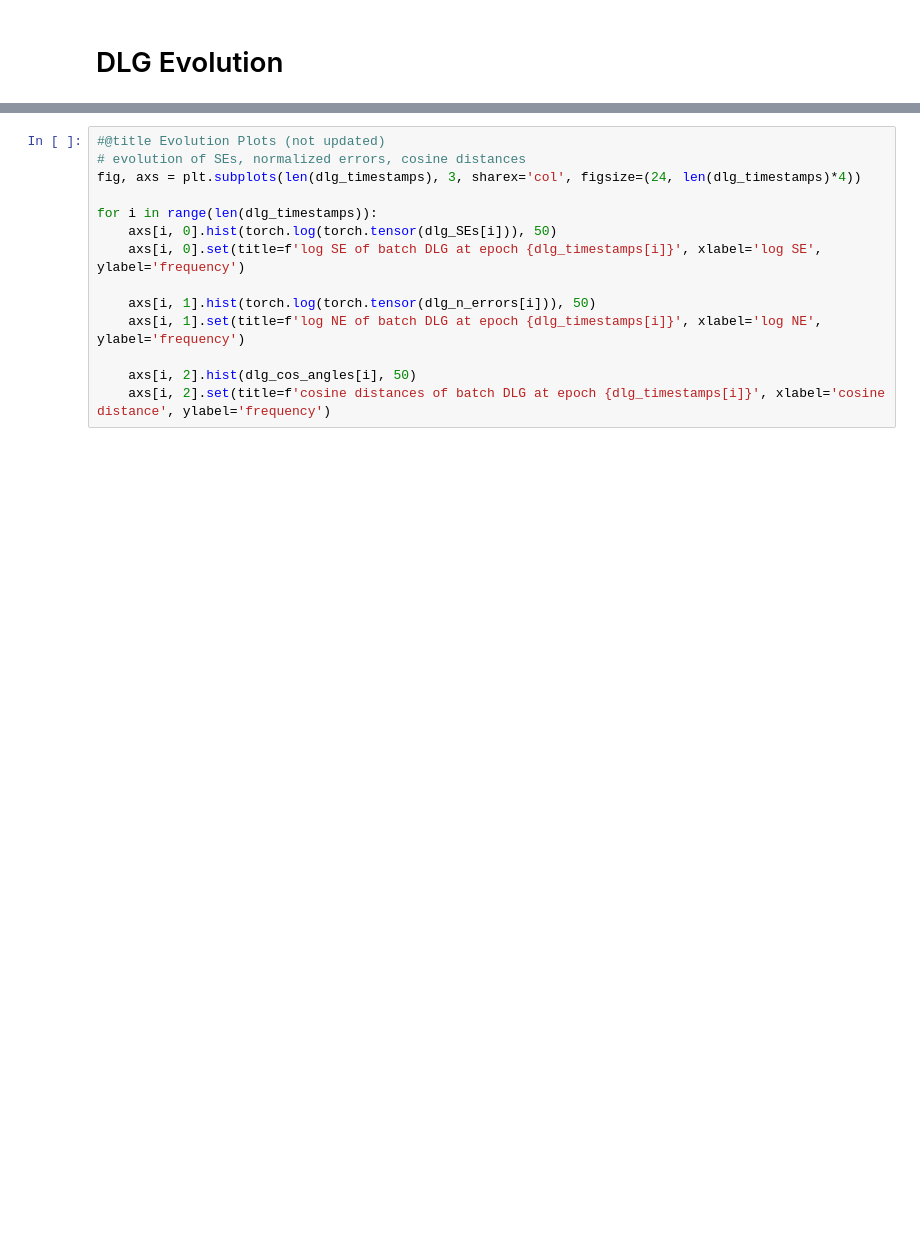
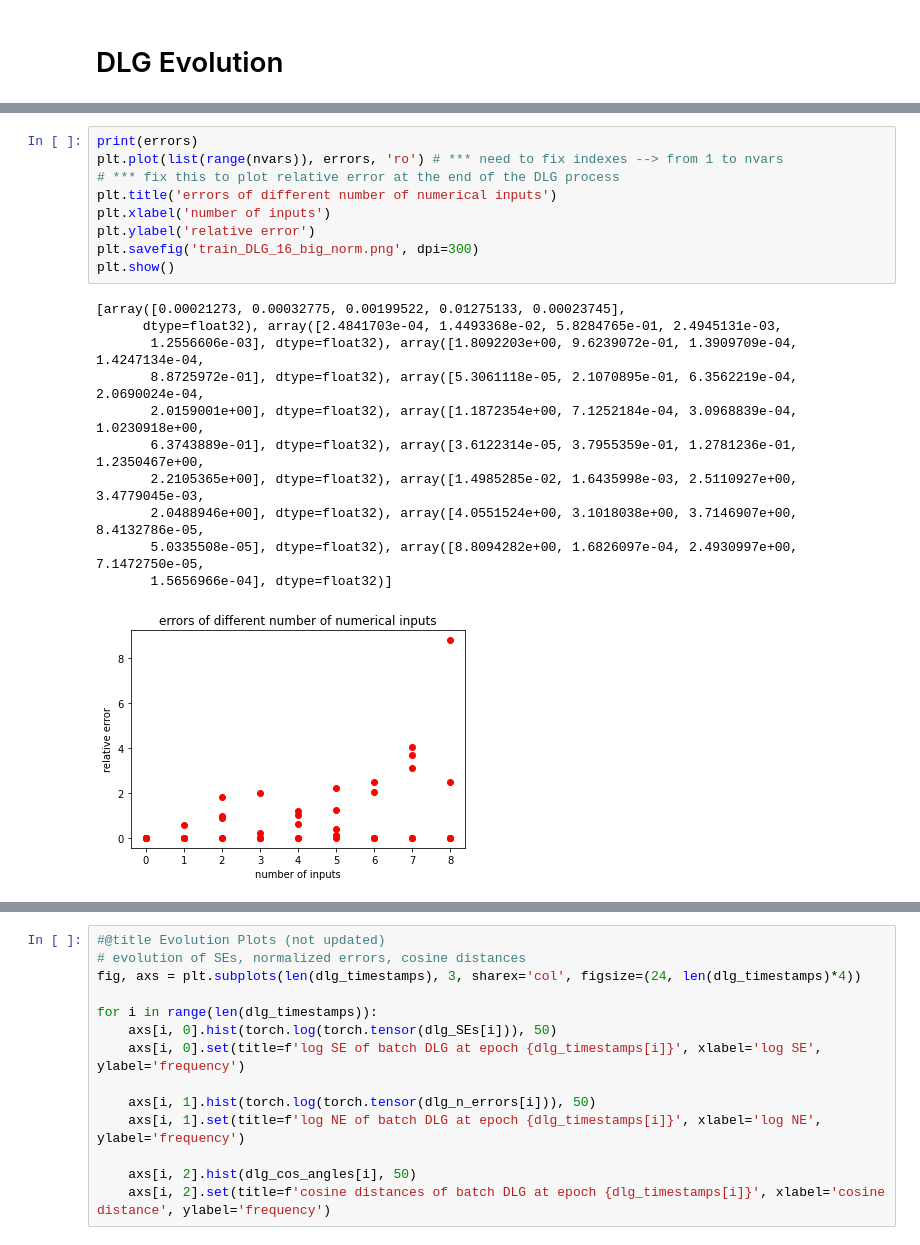
Before and after one commit to mgozon/DLG-UROP, a Jupyter notebook: Batch_DLG_Evolution_BRAZPD_Dataset.ipynb, the cells around one changed output, grey strips where cells are left out. Drawn from its saved outputs; the diff is of its cells as text; blank space fills up the shorter version.

```diff
--- a/Batch_DLG_Evolution_BRAZPD_Dataset.ipynb
+++ b/Batch_DLG_Evolution_BRAZPD_Dataset.ipynb
@@ -448,3 +442,24 @@ current loss:  tensor(0.2246, grad_fn=<MeanBackward0>)
+# %%
+print(errors)
+plt.plot(list(range(nvars)), errors, 'ro') # *** need to fix indexes --> from 1 to nvars
+# *** fix this to plot relative error at the end of the DLG process
+plt.title('errors of different number of numerical inputs')
+plt.xlabel('number of inputs')
+plt.ylabel('relative error')
+plt.savefig('train_DLG_16_big_norm.png', dpi=300)
+plt.show()
+# %% [output]
+[array([0.00021273, 0.00032775, 0.00199522, 0.01275133, 0.00023745],
+      dtype=float32), array([2.4841703e-04, 1.4493368e-02, 5.8284765e-01, 2.4945131e-03,
+       1.2556606e-03], dtype=float32), array([1.8092203e+00, 9.6239072e-01, 1.3909709e-04, 1.4247134e-04,
+       8.8725972e-01], dtype=float32), array([5.3061118e-05, 2.1070895e-01, 6.3562219e-04, 2.0690024e-04,
+       2.0159001e+00], dtype=float32), array([1.1872354e+00, 7.1252184e-04, 3.0968839e-04, 1.0230918e+00,
+       6.3743889e-01], dtype=float32), array([3.6122314e-05, 3.7955359e-01, 1.2781236e-01, 1.2350467e+00,
+       2.2105365e+00], dtype=float32), array([1.4985285e-02, 1.6435998e-03, 2.5110927e+00, 3.4779045e-03,
+       2.0488946e+00], dtype=float32), array([4.0551524e+00, 3.1018038e+00, 3.7146907e+00, 8.4132786e-05,
+       5.0335508e-05], dtype=float32), array([8.8094282e+00, 1.6826097e-04, 2.4930997e+00, 7.1472750e-05,
+       1.5656966e-04], dtype=float32)]
+[figure, added]
 # %%
 # create summary plots of MSE and normalized errors over time
 fig, axs = plt.subplots(2, 3, figsize=(8*3, 6*2))
```
Also changed, not shown: parts of 16 cells of this notebook.
